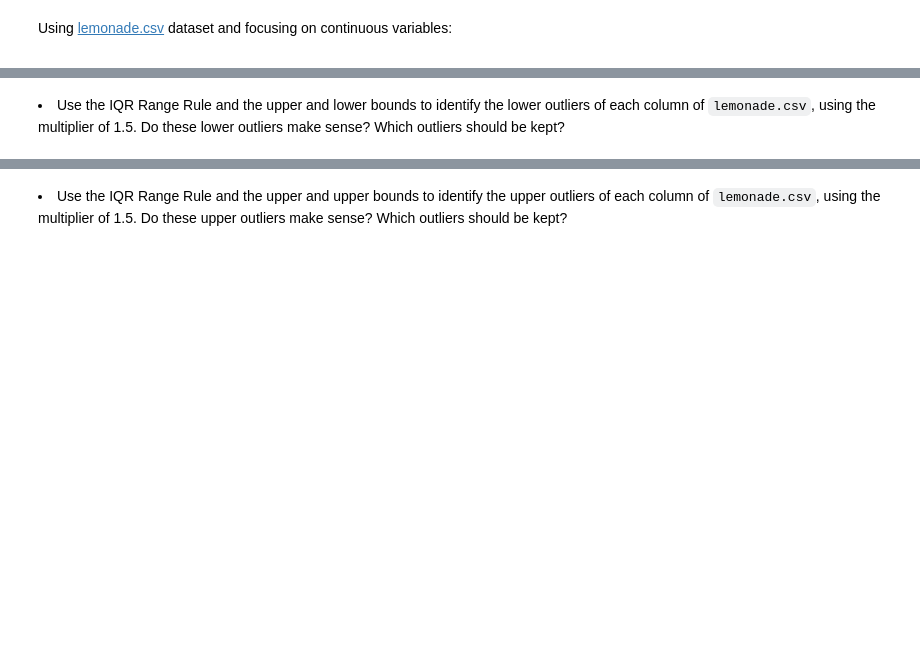
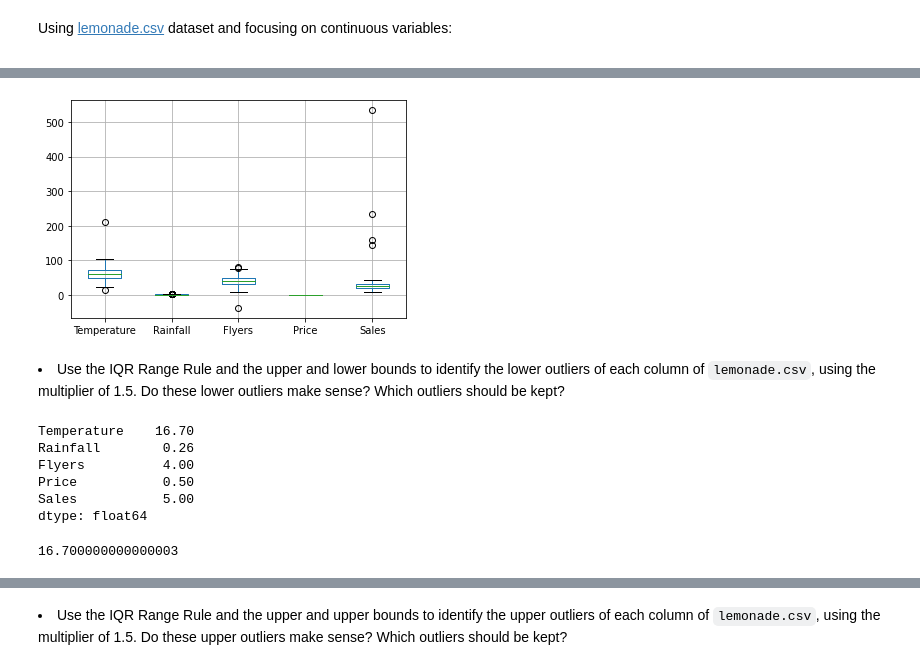
Before and after one commit to Jared-Godar/anomaly-detection-exercises, a Jupyter notebook: continuous_probabilistic_methods_exercises.ipynb, the cells around one changed output, grey strips where cells are left out. Cells and saved outputs as stored; diff of their text form; code cells hidden in the pictures; blank space fills up the shorter version.

```diff
--- a/continuous_probabilistic_methods_exercises.ipynb
+++ b/continuous_probabilistic_methods_exercises.ipynb
@@ -11,2 +69,20 @@
+# %%
+df.boxplot();
+# %% [output]
+[figure, added]
 # %% [markdown]
 <li>Use the IQR Range Rule and the upper and lower bounds to identify the lower outliers of each column of <code>lemonade.csv</code>, using the multiplier of 1.5. Do these lower outliers make sense? Which outliers should be kept?</li>
+# %%
+lower_bound, upper_bound = get_lower_and_upper_bounds(df, 1.5)
+lower_bound
+# %% [output]
+Temperature    16.70
+Rainfall        0.26
+Flyers          4.00
+Price           0.50
+Sales           5.00
+dtype: float64
+# %%
+lower_bound[0]
+# %% [output]
+16.700000000000003
```
Also changed, not shown: parts of 57 cells of this notebook, 1 other file.
